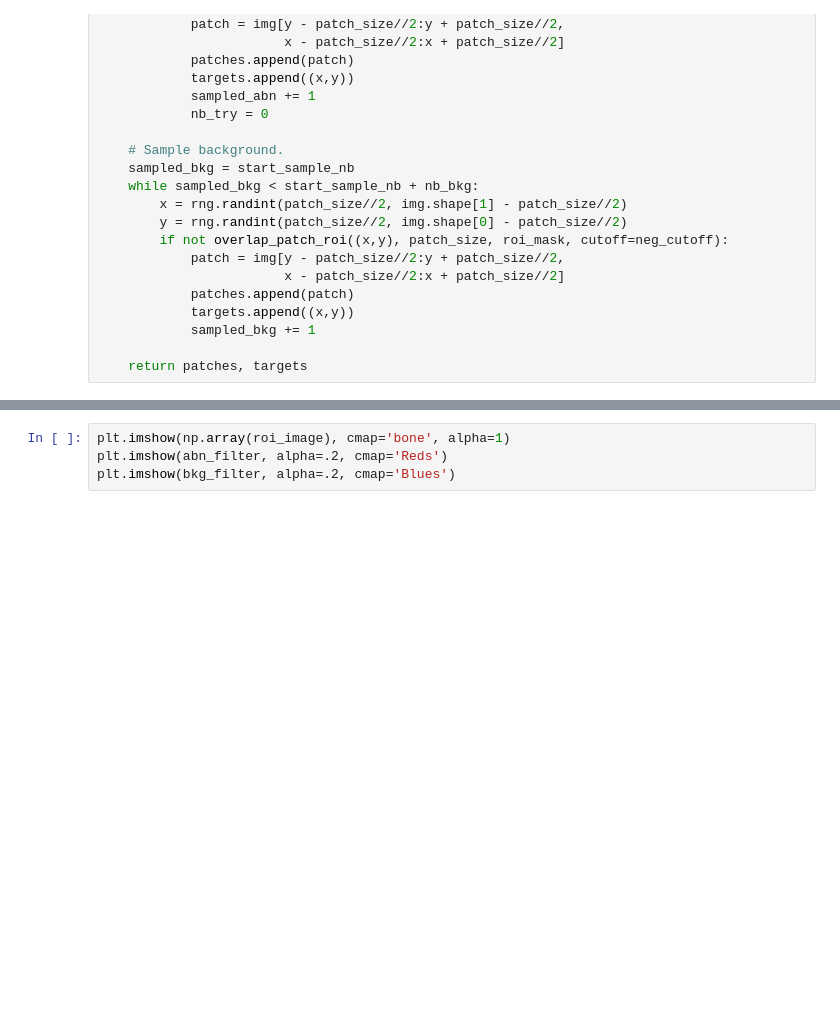
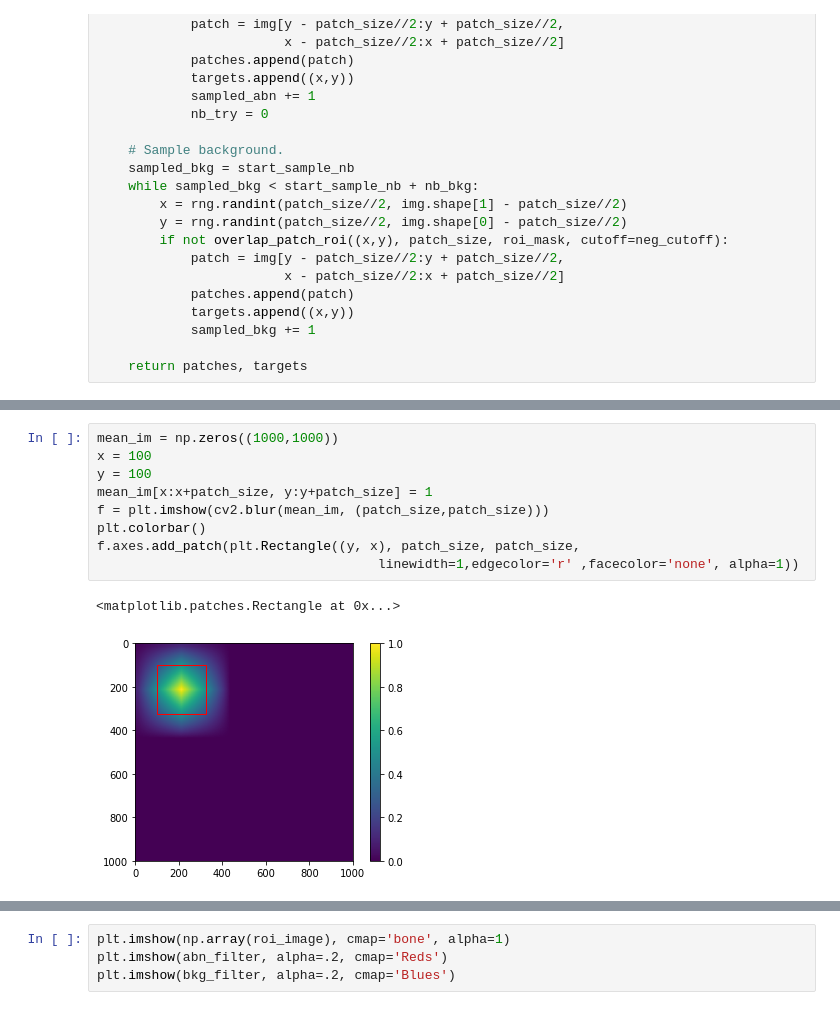
Before and after one commit to GNovich/CBIS-DDSM_alpha, a Jupyter notebook: patch_download exp.ipynb, the cells around one changed output, grey strips where cells are left out. Drawn from its saved outputs; the diff is of its cells as text; blank space fills up the shorter version.

```diff
--- a/patch_download exp.ipynb
+++ b/patch_download exp.ipynb
@@ -223,0 +240,12 @@ for i,target in enumerate(targets):
+# %%
+mean_im = np.zeros((1000,1000))
+x = 100
+y = 100
+mean_im[x:x+patch_size, y:y+patch_size] = 1
+f = plt.imshow(cv2.blur(mean_im, (patch_size,patch_size)))
+plt.colorbar()
+f.axes.add_patch(plt.Rectangle((y, x), patch_size, patch_size,
+                                    linewidth=1,edgecolor='r' ,facecolor='none', alpha=1))
+# %% [output]
+<matplotlib.patches.Rectangle at 0x...>
+[figure, added]
```
Also changed, not shown: parts of 22 cells of this notebook, 5 other files.
